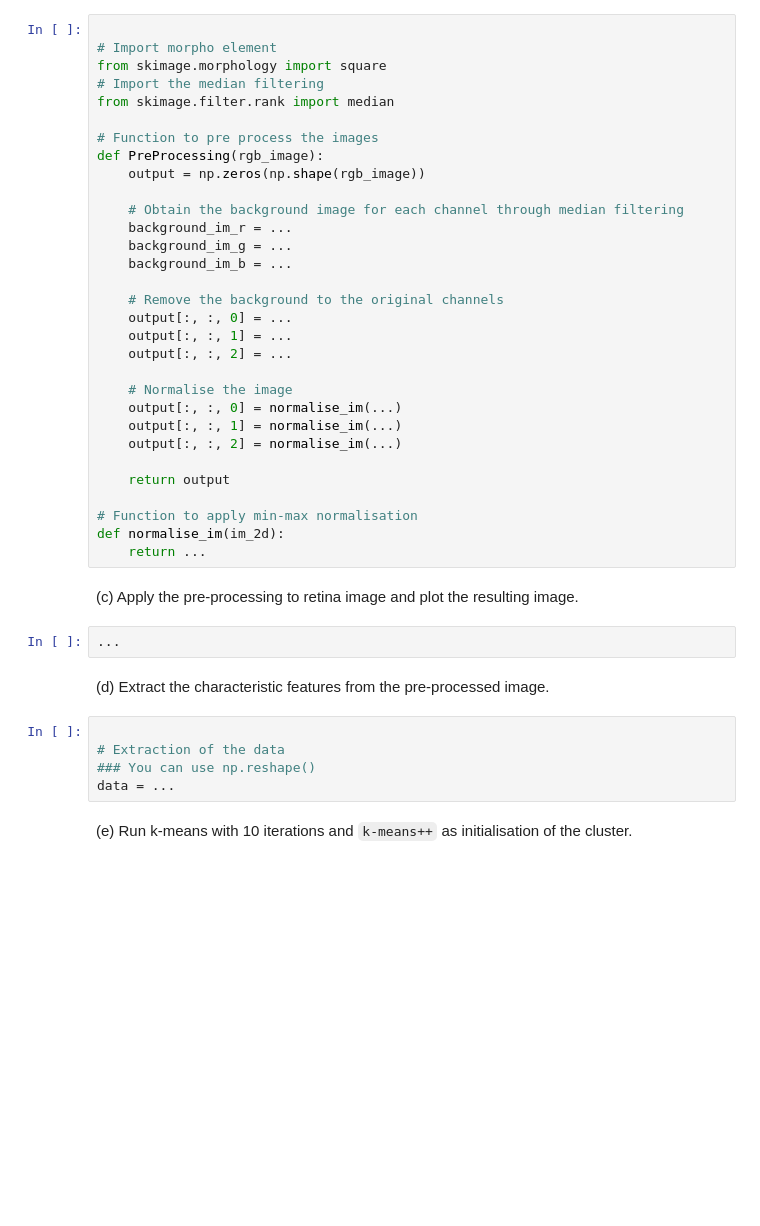
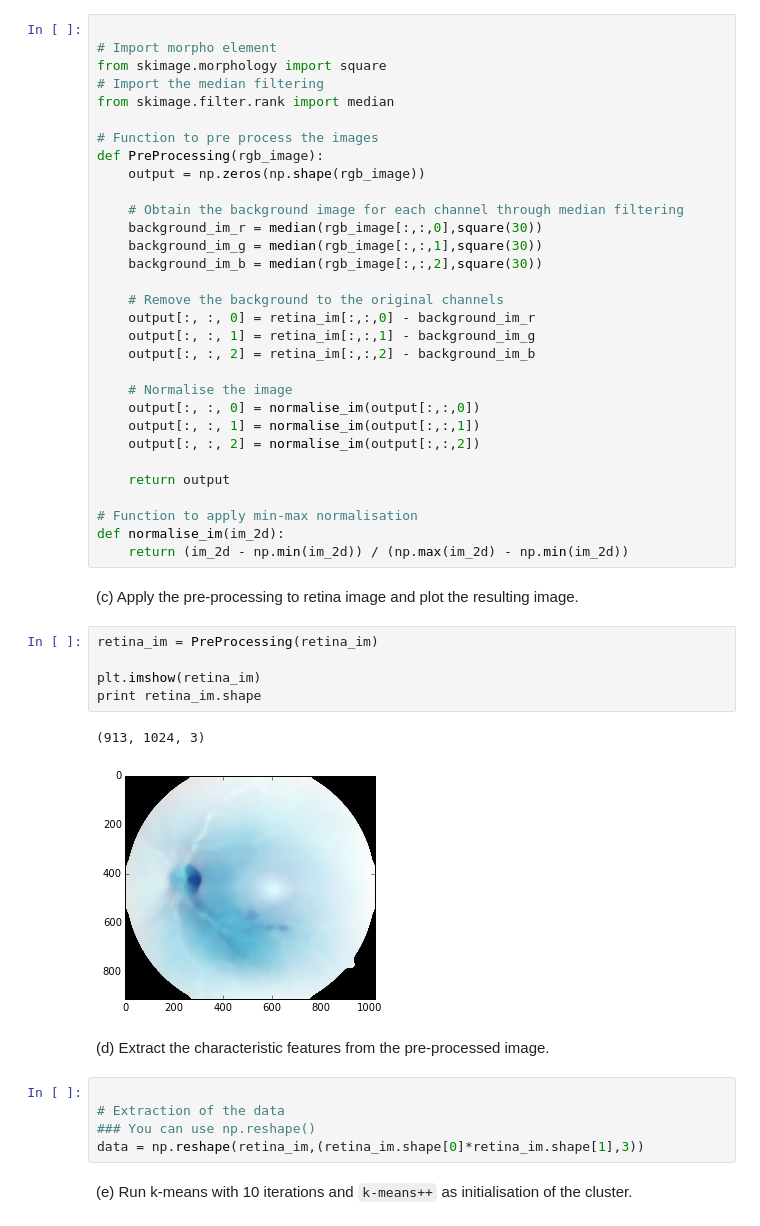
Before and after one commit to yanik-porto/B31XI-SI-Clustering, a Jupyter notebook: 03-clustering.ipynb, the cells around one changed output. Saved outputs shown, nothing was run; the diff lists cells and outputs as text; blank space fills up the shorter version.

```diff
--- a/03-clustering.ipynb
+++ b/03-clustering.ipynb
@@ -278,36 +296,42 @@ def PreProcessing(rgb_image):
     output = np.zeros(np.shape(rgb_image))
 
     # Obtain the background image for each channel through median filtering
-    background_im_r = ...
-    background_im_g = ...
-    background_im_b = ...
+    background_im_r = median(rgb_image[:,:,0],square(30))
+    background_im_g = median(rgb_image[:,:,1],square(30))
+    background_im_b = median(rgb_image[:,:,2],square(30))
 
     # Remove the background to the original channels
-    output[:, :, 0] = ...
-    output[:, :, 1] = ...
-    output[:, :, 2] = ...
+    output[:, :, 0] = retina_im[:,:,0] - background_im_r
+    output[:, :, 1] = retina_im[:,:,1] - background_im_g
+    output[:, :, 2] = retina_im[:,:,2] - background_im_b
 
     # Normalise the image
-    output[:, :, 0] = normalise_im(...)
-    output[:, :, 1] = normalise_im(...)
-    output[:, :, 2] = normalise_im(...)
+    output[:, :, 0] = normalise_im(output[:,:,0])
+    output[:, :, 1] = normalise_im(output[:,:,1])
+    output[:, :, 2] = normalise_im(output[:,:,2])
 
     return output
 
 # Function to apply min-max normalisation
 def normalise_im(im_2d):
-    return ...
+    return (im_2d - np.min(im_2d)) / (np.max(im_2d) - np.min(im_2d))
 # %% [markdown]
 (c) Apply the pre-processing to retina image and plot the resulting image.
-# %%
-...
+# %%
+retina_im = PreProcessing(retina_im)
+
+plt.imshow(retina_im)
+print retina_im.shape
+# %% [output]
+(913, 1024, 3)
+[figure, added]
 # %% [markdown]
 (d) Extract the characteristic features from the pre-processed image.
 # %%
 
 # Extraction of the data
 ### You can use np.reshape()
-data = ...
+data = np.reshape(retina_im,(retina_im.shape[0]*retina_im.shape[1],3))
 # %% [markdown]
 (e) Run k-means with 10 iterations and `k-means++` as initialisation of the cluster.
 # %%
```
Also changed, not shown: parts of 6 cells of this notebook.
